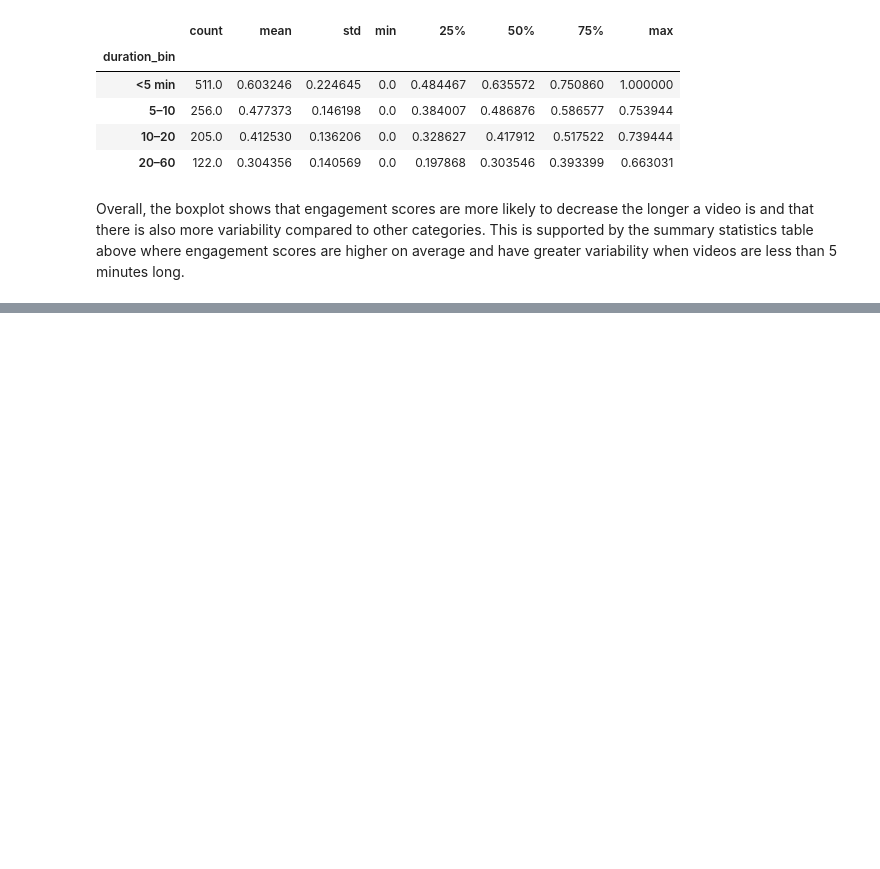
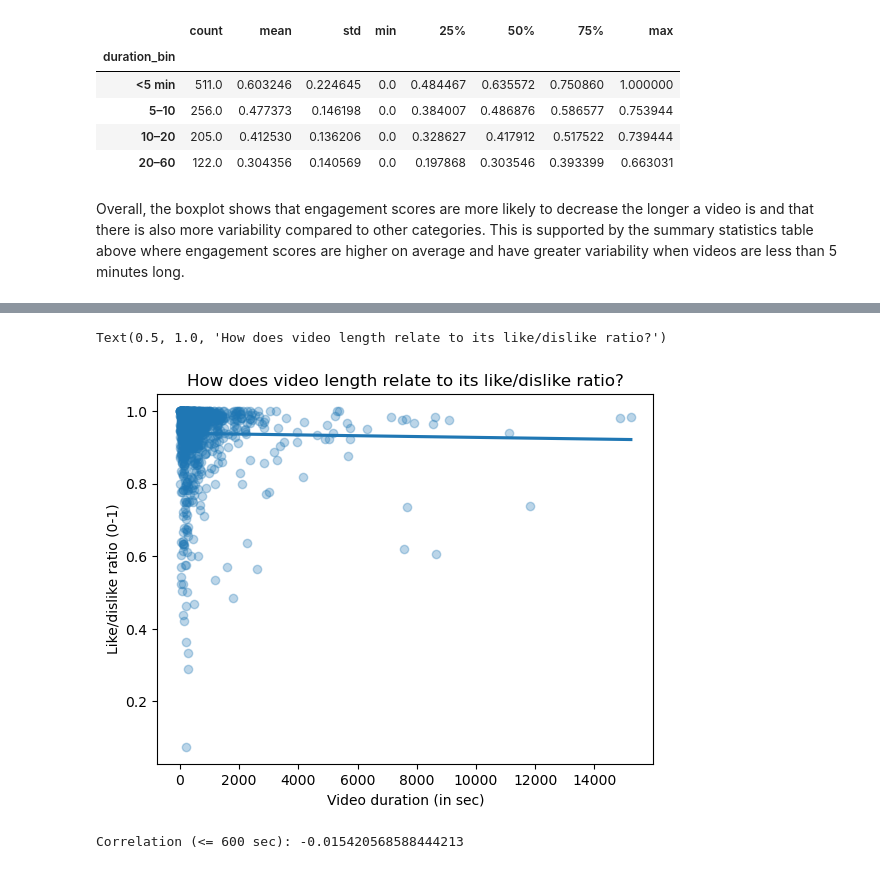
Before and after one commit to keil4ni/151r-proj, a Jupyter notebook: youtube_duration.ipynb, the cells around one changed output, grey strips where cells are left out. Cells and saved outputs as stored; diff of their text form; code cells hidden in the pictures; blank space fills up the shorter version.

```diff
--- a/youtube_duration.ipynb
+++ b/youtube_duration.ipynb
@@ -196,0 +209,15 @@ Overall, the boxplot shows that engagement scores are more likely to decrease th
+# %%
+sns.regplot(yt, x = 'duration', y = 'like_dislike_ratio', scatter_kws = {'alpha': 0.3}, ci = None)
+
+plt.ylabel('Like/dislike ratio (0-1)')
+plt.xlabel('Video duration (in sec)')
+plt.title('How does video length relate to its like/dislike ratio?')
+# %% [output]
+Text(0.5, 1.0, 'How does video length relate to its like/dislike ratio?')
+[figure, added]
+# %%
+ldr_duration_corr = yt['duration'].corr(yt['like_dislike_ratio'])
+
+print("Correlation (<= 600 sec):", ldr_duration_corr)
+# %% [output]
+Correlation (<= 600 sec): -0.015420568588444213
```
Also changed, not shown: parts of 7 cells of this notebook.
